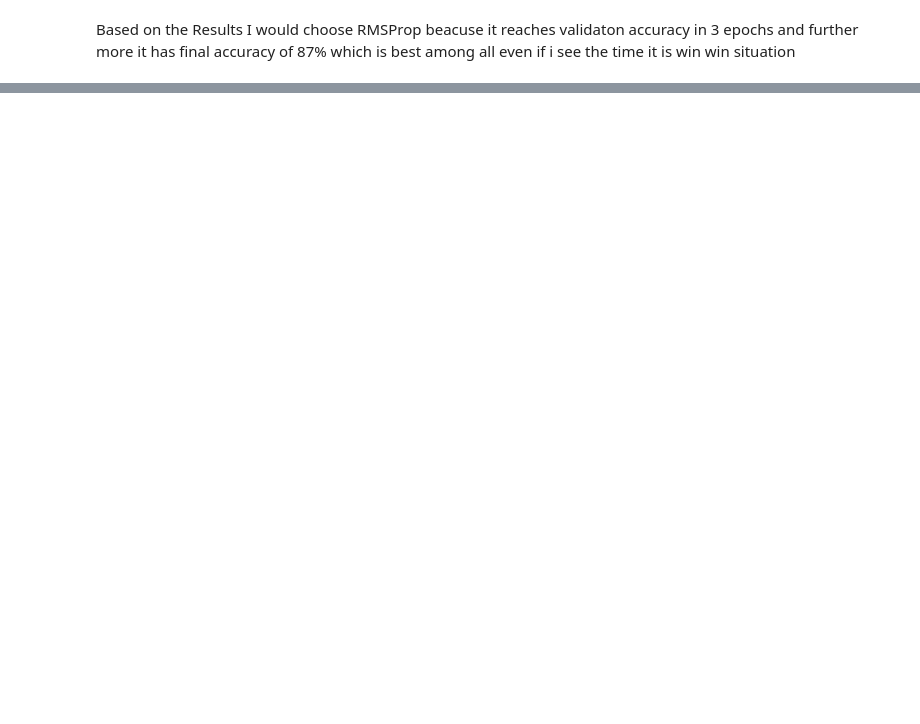
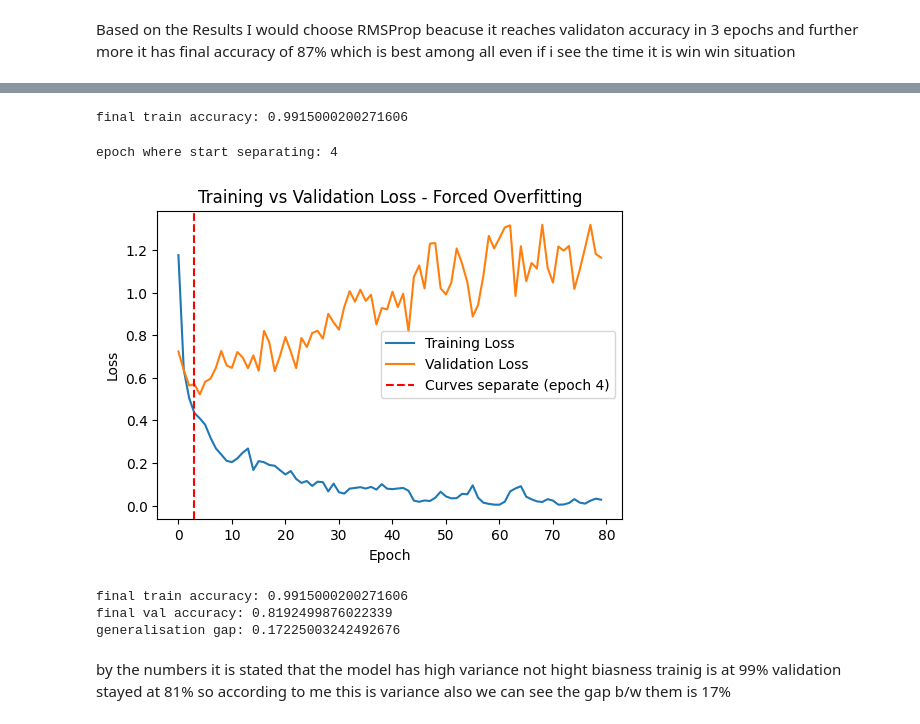
Before and after one commit to ranahusain/fashionMINST, a Jupyter notebook: DL-fashinMINST.ipynb, the cells around one changed output, grey strips where cells are left out. Cells and saved outputs as stored; diff of their text form; code cells hidden in the pictures; blank space fills up the shorter version.

```diff
--- a/DL-fashinMINST.ipynb
+++ b/DL-fashinMINST.ipynb
@@ -982,0 +1001,4 @@ Based on the Results I would choose RMSProp beacuse it reaches validaton accurac
+# %%
+overfit_model.compile(optimizer=Adam(learning_rate=0.001),
+                       loss='categorical_crossentropy',
+                       metrics=['accuracy'])
@@ -982,0 +1025,6 @@ Based on the Results I would choose RMSProp beacuse it reaches validaton accurac
+# %%
+#first i ran 40 to check what is happeining later i change it to 80
+overfit_history = overfit_model.fit(X_train_small, y_train_small_cat,
+                                     validation_data=(X_val, y_val_cat),
+                                     epochs=80, batch_size=100,
+                                     verbose=1)
@@ -982,0 +1049,60 @@ Based on the Results I would choose RMSProp beacuse it reaches validaton accurac
+# %%
+final_train_acc = overfit_history.history['accuracy'][-1]
+print("final train accuracy:", final_train_acc)
+
+if final_train_acc < 0.99:
+    print("train accuracy did not cross 99%, might need more epochs")
+# %% [output]
+final train accuracy: 0.9915000200271606
+# %%
+#differ b/w trainig and validation accuracy
+train_loss = overfit_history.history['loss']
+val_loss = overfit_history.history['val_loss']
+
+gap = []
+
+for i in range(len(train_loss)):
+    gap.append(val_loss[i] - train_loss[i])
+
+separation_epoch = None
+
+for i in range(len(gap)):
+    if gap[i] > 0.1:
+        separation_epoch = i + 1
+        break
+
+print("epoch where start separating:", separation_epoch)
+# %% [output]
+epoch where start separating: 4
+# %%
+plt.figure(figsize=(6,4))
+plt.plot(train_loss, label='Training Loss')
+plt.plot(val_loss, label='Validation Loss')
+
+if separation_epoch is not None:
+    plt.axvline(x=separation_epoch - 1, color='red', linestyle='--',
+                label=f'Curves separate (epoch {separation_epoch})')
+
+plt.title("Training vs Validation Loss - Forced Overfitting")
+plt.xlabel("Epoch")
+plt.ylabel("Loss")
+plt.legend()
+plt.show()
+# %% [output]
+[figure, added]
+# %%
+#generalisation=train accuracy-val accuracy
+final_train_acc = overfit_history.history['accuracy'][-1]
+final_val_acc = overfit_history.history['val_accuracy'][-1]
+
+gen_gap = final_train_acc - final_val_acc
+
+print("final train accuracy:", final_train_acc)
+print("final val accuracy:", final_val_acc)
+print("generalisation gap:", gen_gap)
+# %% [output]
+final train accuracy: 0.9915000200271606
+final val accuracy: 0.8192499876022339
+generalisation gap: 0.17225003242492676
+# %% [markdown]
+by the numbers it is stated that the model has high variance not hight biasness trainig is at 99% validation stayed at 81% so according to me this is variance also we can see the gap b/w them is 17%
```
Also changed, not shown: parts of 28 cells of this notebook.
